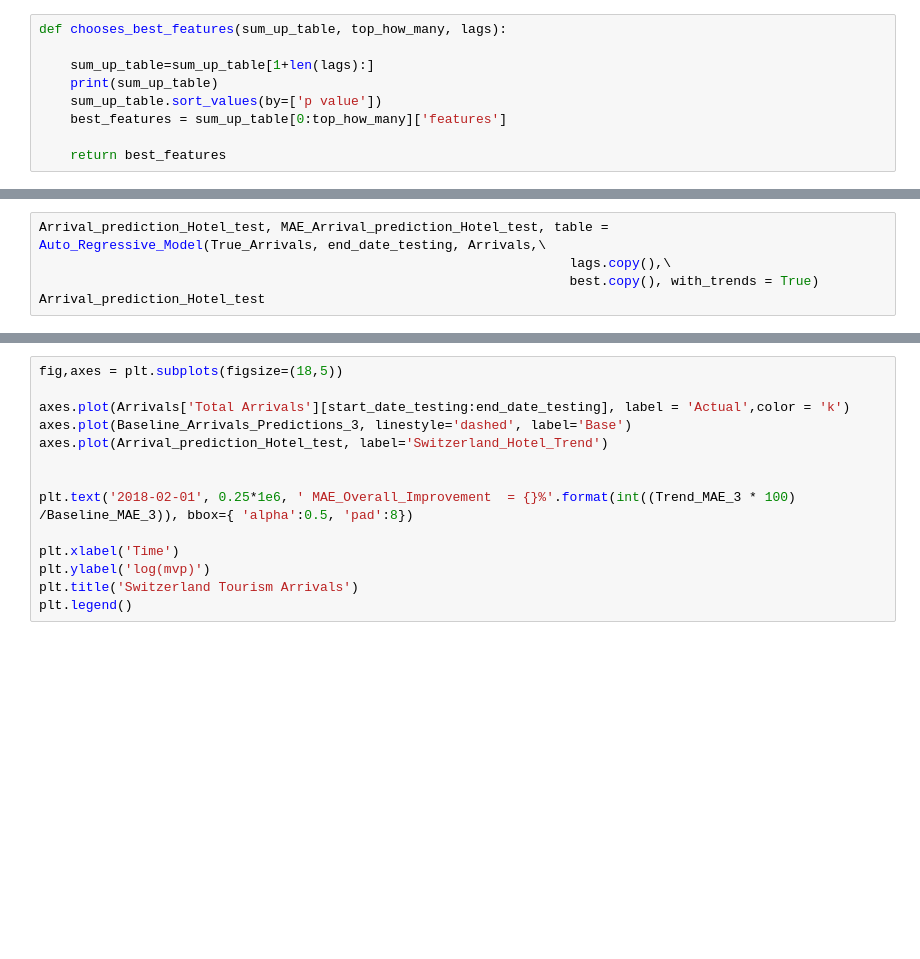
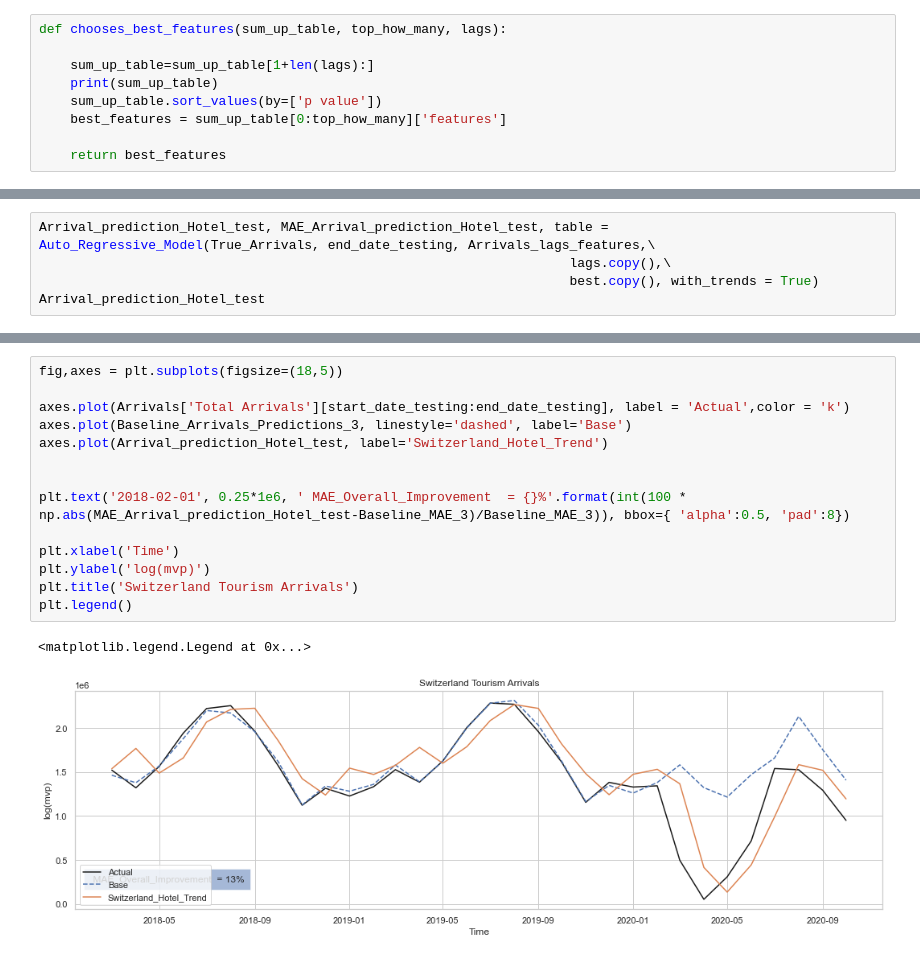
Before and after one commit to naayem/SwissHotelArrivalsPredictor, a Jupyter notebook: Project.ipynb, the cells around one changed output, grey strips where cells are left out. Saved outputs shown, nothing was run; the diff lists cells and outputs as text; blank space fills up the shorter version.

```diff
--- a/Project.ipynb
+++ b/Project.ipynb
@@ -929,7 +926,7 @@ best
 4    Travel_TouristicDestination_SkiResort
 Name: features, dtype: object
 # %%
-Arrival_prediction_Hotel_test, MAE_Arrival_prediction_Hotel_test, table = Auto_Regressive_Model(True_Arrivals, end_date_testing, Arrivals,\
+Arrival_prediction_Hotel_test, MAE_Arrival_prediction_Hotel_test, table = Auto_Regressive_Model(True_Arrivals, end_date_testing, Arrivals_lags_features,\
                                                                     lags.copy(),\
                                                                     best.copy(), with_trends = True)
 Arrival_prediction_Hotel_test
@@ -936,14 +952,17 @@ Arrival_prediction_Hotel_test
 # %%
 fig,axes = plt.subplots(figsize=(18,5))
 
 axes.plot(Arrivals['Total Arrivals'][start_date_testing:end_date_testing], label = 'Actual',color = 'k')
 axes.plot(Baseline_Arrivals_Predictions_3, linestyle='dashed', label='Base')
 axes.plot(Arrival_prediction_Hotel_test, label='Switzerland_Hotel_Trend')
 
 
-plt.text('2018-02-01', 0.25*1e6, ' MAE_Overall_Improvement  = {}%'.format(int((Trend_MAE_3 * 100) /Baseline_MAE_3)), bbox={ 'alpha':0.5, 'pad':8})
+plt.text('2018-02-01', 0.25*1e6, ' MAE_Overall_Improvement  = {}%'.format(int(100 * np.abs(MAE_Arrival_prediction_Hotel_test-Baseline_MAE_3)/Baseline_MAE_3)), bbox={ 'alpha':0.5, 'pad':8})
 
 plt.xlabel('Time')
 plt.ylabel('log(mvp)')
 plt.title('Switzerland Tourism Arrivals')
 plt.legend()
+# %% [output]
+<matplotlib.legend.Legend at 0x...>
+[figure, added]
```
Also changed, not shown: parts of 23 cells of this notebook.
